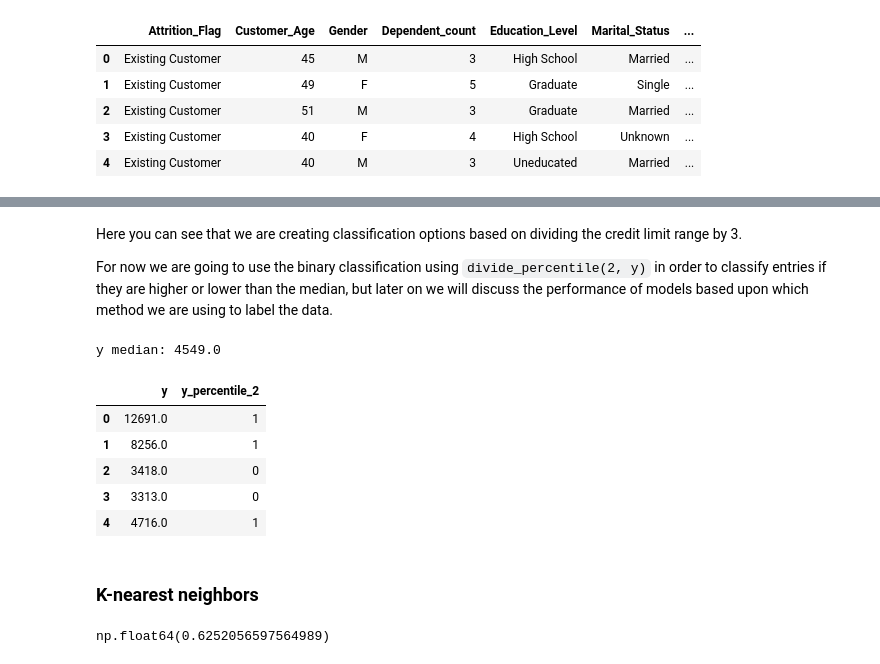
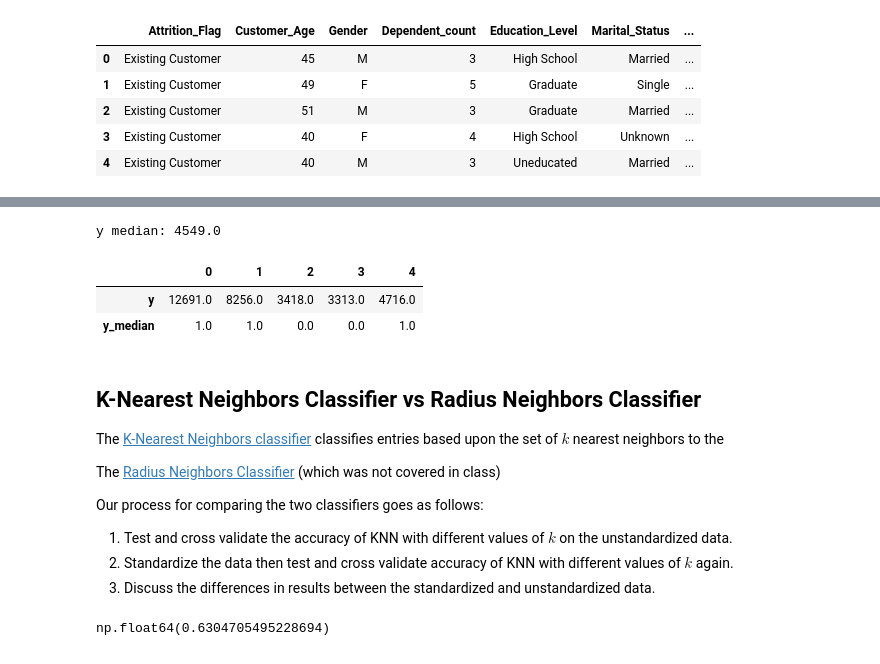
Before and after one commit to s-colins/CS345-Final-Project, a Jupyter notebook: final-project.ipynb, the cells around one changed output, grey strips where cells are left out. Cells and saved outputs as stored; diff of their text form; code cells hidden in the pictures.

```diff
--- a/final-project.ipynb
+++ b/final-project.ipynb
@@ -199,44 +201,33 @@ plot_divisions(y, divisions)
-# %% [markdown]
-Here you can see that we are creating classification options based on dividing the credit limit range by 3.
-
-For now we are going to use the binary classification using `divide_percentile(2, y)` in order to classify entries if they are higher or lower than the median, but later on we will discuss the performance of models based upon which method we are using to label the data.
 # %%
-def make_division(y, divisions):
-    y = np.array(y)
-    divisions = np.array(divisions)
-    labels = np.zeros(len(y), dtype=int)
-
-    for i, d in enumerate(divisions):
-        labels[y > d] = i + 1
-
-    return labels
-
 y_median = np.median(y)
 print(f"y median: {y_median}")
 
-# binary classification
+# binary classification, half above the median, half below the median
 divisions = divide_percentile(2, y)
-y_percentile_2 = make_division(y, divisions)
+y_median = make_division(y, divisions)
 
-pd.DataFrame({
-    "y": y[:5],
-    "y_percentile_2": y_percentile_2[:5]
-})
+pd.DataFrame([y[:5], y_median[:5]], index=["y", "y_median"])
 # %% [output]
 y median: 4549.0
-|  | y | y_percentile_2 |
-| 0 | 12691.0 | 1 |
-| 1 | 8256.0 | 1 |
-| 2 | 3418.0 | 0 |
-| 3 | 3313.0 | 0 |
-| 4 | 4716.0 | 1 |
+|  | 0 | 1 | 2 | 3 | 4 |
+| y | 12691.0 | 8256.0 | 3418.0 | 3313.0 | 4716.0 |
+| y_median | 1.0 | 1.0 | 0.0 | 0.0 | 1.0 |
 # %% [markdown]
-### K-nearest neighbors
+## K-Nearest Neighbors Classifier vs Radius Neighbors Classifier
+
+The [K-Nearest Neighbors classifier](https://scikit-learn.org/stable/modules/generated/sklearn.neighbors.KNeighborsClassifier.html) classifies entries based upon the set of $k$ nearest neighbors to the
+
+The [Radius Neighbors Classifier](https://scikit-learn.org/stable/modules/generated/sklearn.neighbors.RadiusNeighborsClassifier.html) (which was not covered in class)
+
+Our process for comparing the two classifiers goes as follows:
+1. Test and cross validate the accuracy of KNN with different values of $k$ on the unstandardized data.
+2. Standardize the data then test and cross validate accuracy of KNN with different values of $k$ again.
+3. Discuss the differences in results between the standardized and unstandardized data.
 # %%
 from sklearn.neighbors import KNeighborsClassifier
 from sklearn.model_selection import train_test_split
 
-X_train, X_test, y_train, y_test = train_test_split(X_numerical, y_percentile_2, test_size=0.3, random_state=42)
+X_train, X_test, y_train, y_test = train_test_split(X_numerical, y_median, test_size=0.3, random_state=42)
 
 classifier = KNeighborsClassifier(1)
 classifier.fit(X_train, y_train)
@@ -245,4 +236,4 @@ y_pred = classifier.predict(X_test)
 accuracy = np.sum(y_pred == y_test) / len(y_test)
 accuracy
 # %% [output]
-np.float64(0.6252056597564989)
+np.float64(0.6304705495228694)
```
Also changed, not shown: parts of 12 cells of this notebook.
